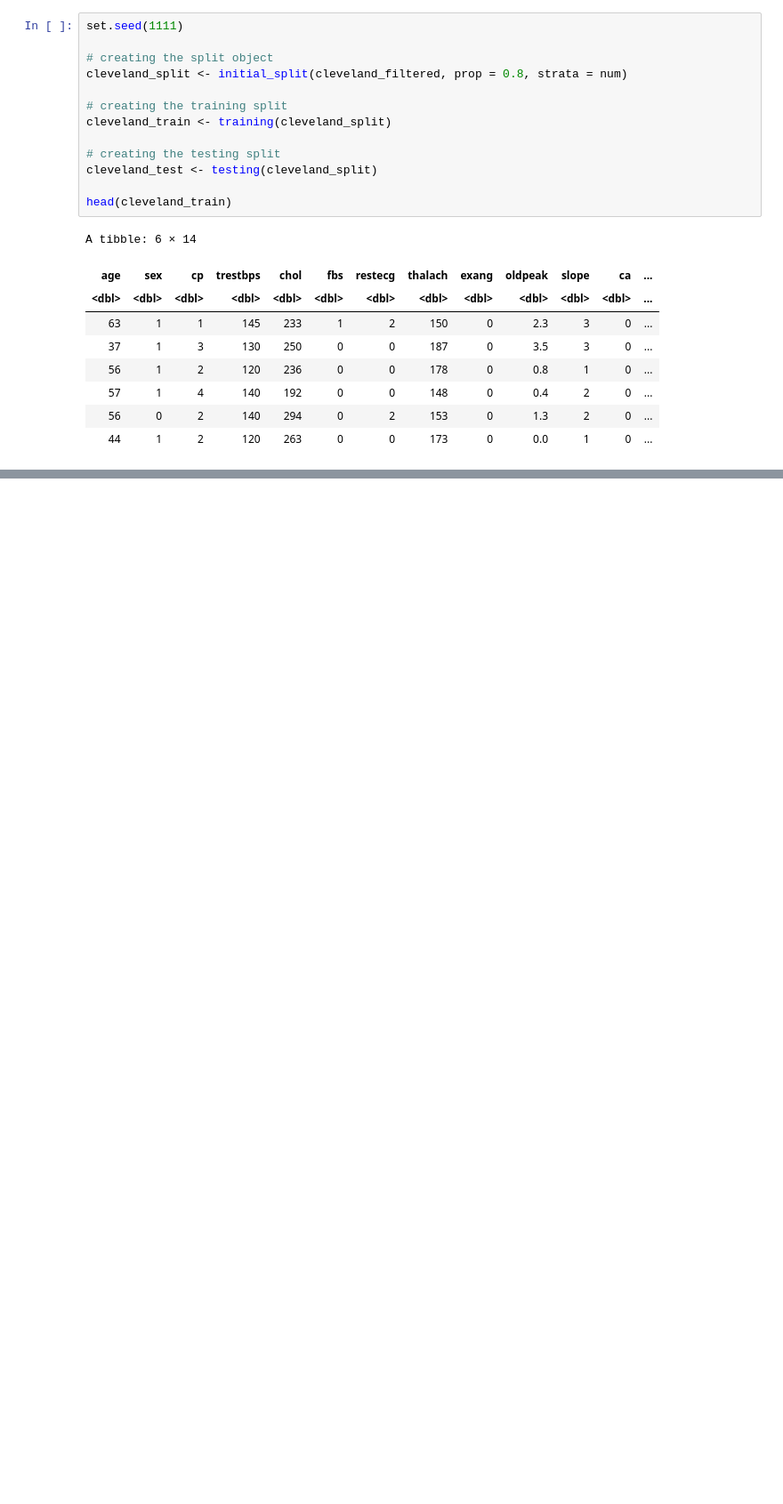
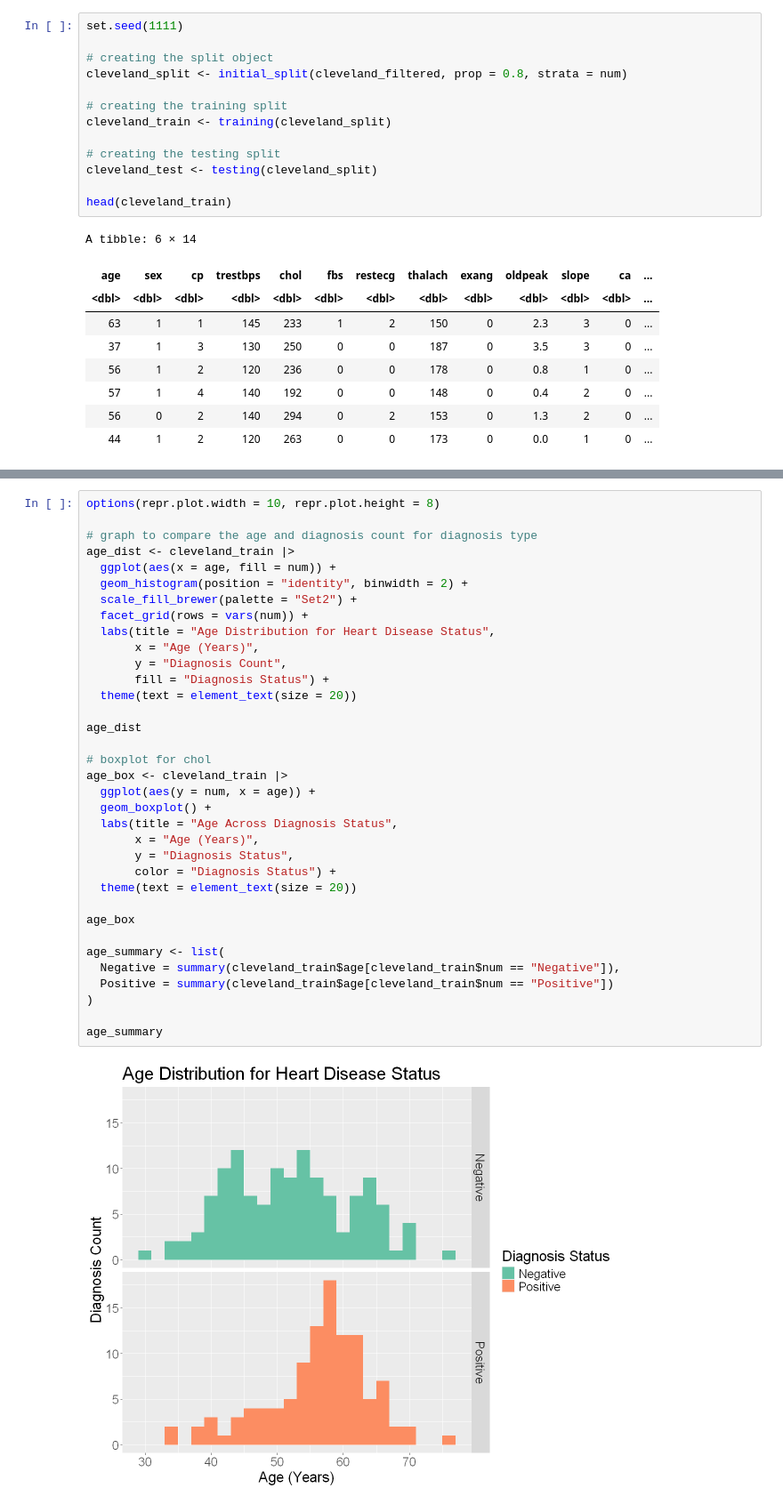
Before and after one commit to Jaboott/DSCI100-Project, a Jupyter notebook: Final_Report.ipynb, the cells around one changed output, grey strips where cells are left out. Shown at 89% size. Cells and saved outputs as stored; diff of their text form; blank space fills up the shorter version.

```diff
--- a/Final_Report.ipynb
+++ b/Final_Report.ipynb
@@ -322,0 +377,37 @@ K-NN is an algorithm that does not work well with many predictors. To choose the
+# %%
+options(repr.plot.width = 10, repr.plot.height = 8)
+
+# graph to compare the age and diagnosis count for diagnosis type
+age_dist <- cleveland_train |>
+  ggplot(aes(x = age, fill = num)) +
+  geom_histogram(position = "identity", binwidth = 2) +
+  scale_fill_brewer(palette = "Set2") +
+  facet_grid(rows = vars(num)) +
+  labs(title = "Age Distribution for Heart Disease Status",
+       x = "Age (Years)",
+       y = "Diagnosis Count",
+       fill = "Diagnosis Status") +
+  theme(text = element_text(size = 20))
+
+age_dist
+
+# boxplot for chol
+age_box <- cleveland_train |>
+  ggplot(aes(y = num, x = age)) +
+  geom_boxplot() +
+  labs(title = "Age Across Diagnosis Status",
+       x = "Age (Years)",
+       y = "Diagnosis Status",
+       color = "Diagnosis Status") +
+  theme(text = element_text(size = 20))
+
+age_box
+
+age_summary <- list(
+  Negative = summary(cleveland_train$age[cleveland_train$num == "Negative"]),
+  Positive = summary(cleveland_train$age[cleveland_train$num == "Positive"])
+)
+
+age_summary
+# %% [output]
+[figure, added]
```
Also changed, not shown: parts of 28 cells of this notebook.
